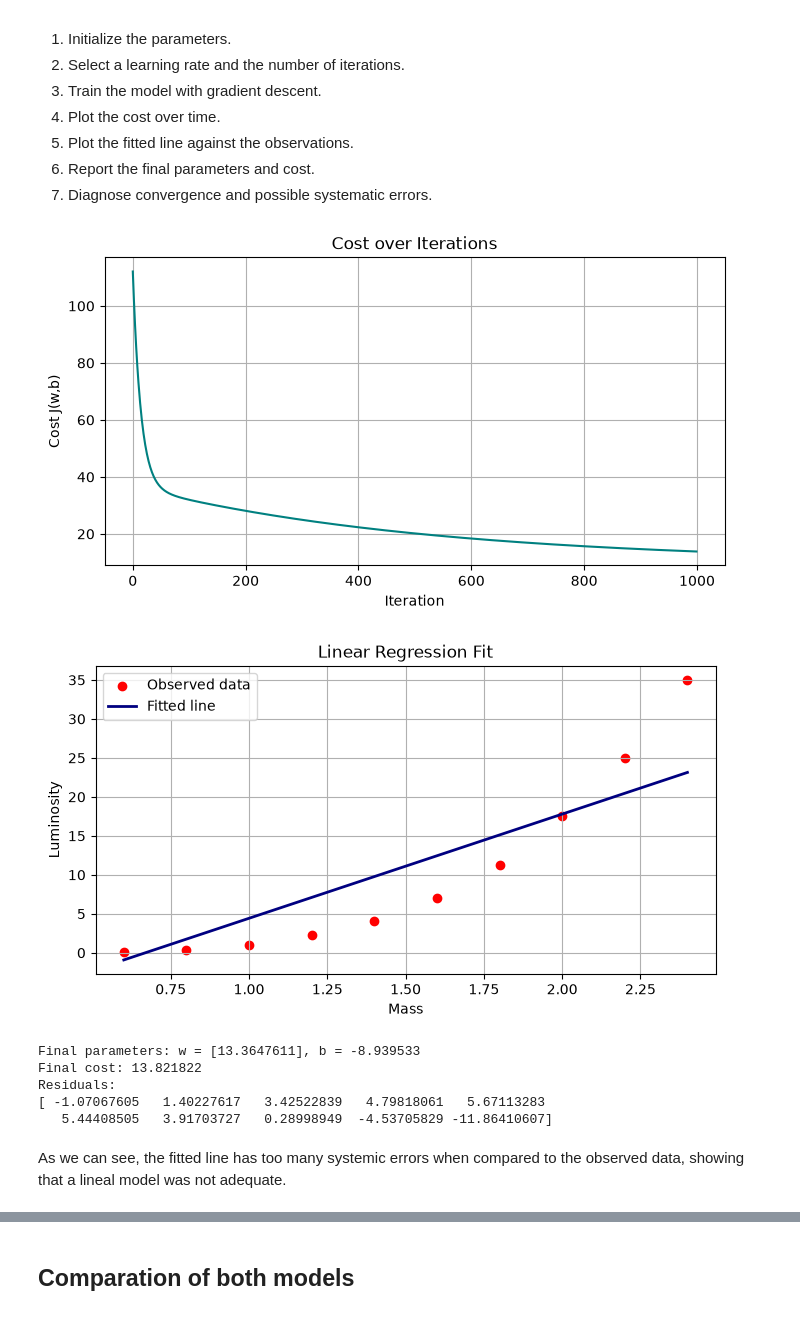
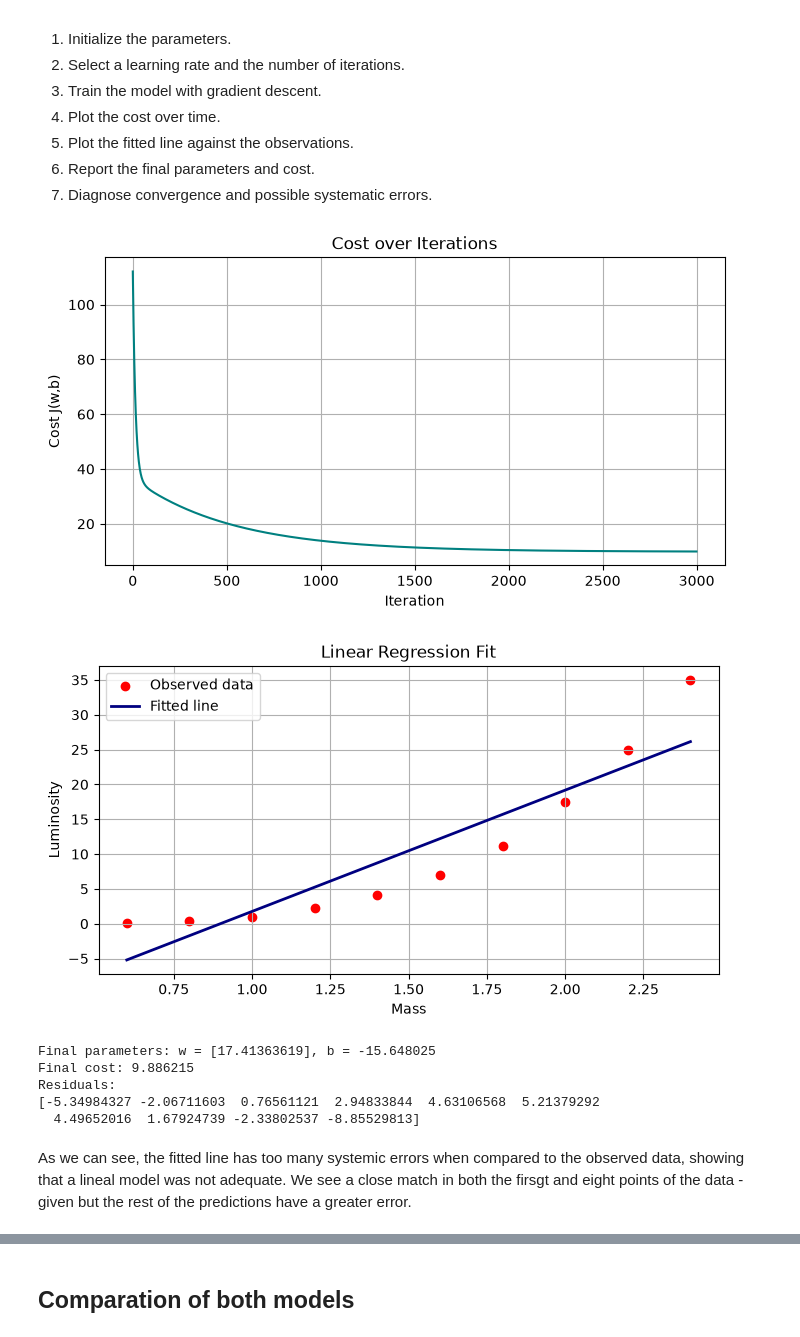
Before and after one commit to carolina-cepeda/stellar_luminosity_regression, a Jupyter notebook: stellar_luminosity_hands_on.ipynb, the cells around one changed output, grey strips where cells are left out. Saved outputs shown, nothing was run; the diff lists cells and outputs as text; code cells hidden in the pictures.

```diff
--- a/stellar_luminosity_hands_on.ipynb
+++ b/stellar_luminosity_hands_on.ipynb
@@ -120,7 +120,7 @@ w_init = np.zeros(1)
 b_init = 0.0
 
 alpha = 0.01
-num_iterations = 1000
+num_iterations = 3000
 
 # Training
 w_final, b_final, history_it, history_cost = gradient_descent(
@@ -144,41 +144,41 @@ plt.xlabel('Iteration')
 plt.ylabel('Cost J(w,b)')
 plt.grid(True)
 plt.show()
 
 # Fitted line with the observations
 x_fit = np.linspace(min(x_linear), max(x_linear), 200).reshape(-1, 1)
 y_fit = predict(x_fit, w_final, b_final)
 
 plt.figure(figsize=(8, 4))
 plt.scatter(x_linear, luminosity_array, color='red', label='Observed data')
 plt.plot(x_fit, y_fit, color='navy', linewidth=2, label='Fitted line')
 plt.title('Linear Regression Fit')
 plt.xlabel('Mass')
 plt.ylabel('Luminosity')
 plt.grid(True)
 plt.legend()
 plt.show()
 
 
 final_cost = compute_cost(x_linear, luminosity_array, w_final, b_final)
 print(f"Final parameters: w = {np.array2string(w_final)}, b = {b_final:.6f}")
 print(f"Final cost: {final_cost:.6f}")
 
 # Convergence and systematic errors
 predictions = predict(x_linear, w_final, b_final)
 residuals_linear = predictions - luminosity_array
 
 print("Residuals:")
 print(residuals_linear)
 # %% [output]
-[figure, old version]
+[figure, new version]
-[figure, old version]
+[figure, new version]
-Final parameters: w = [13.3647611], b = -8.939533
-Final cost: 13.821822
+Final parameters: w = [17.41363619], b = -15.648025
+Final cost: 9.886215
 Residuals:
-[ -1.07067605   1.40227617   3.42522839   4.79818061   5.67113283
-   5.44408505   3.91703727   0.28998949  -4.53705829 -11.86410607]
+[-5.34984327 -2.06711603  0.76561121  2.94833844  4.63106568  5.21379292
+  4.49652016  1.67924739 -2.33802537 -8.85529813]
 # %% [markdown]
-As we can see, the fitted line has too many systemic errors when compared to the observed data, showing that a lineal model was not adequate.
+As we can see, the fitted line has too many systemic errors when compared to the observed data, showing that a lineal model was not adequate. We see a close match in both the firsgt and eight points of the data -given but the rest of the predictions have a greater error.
 # %% [markdown]
 ## Polynominial Model Training
```
Also changed, not shown: parts of 10 cells of this notebook, 3 other files.
